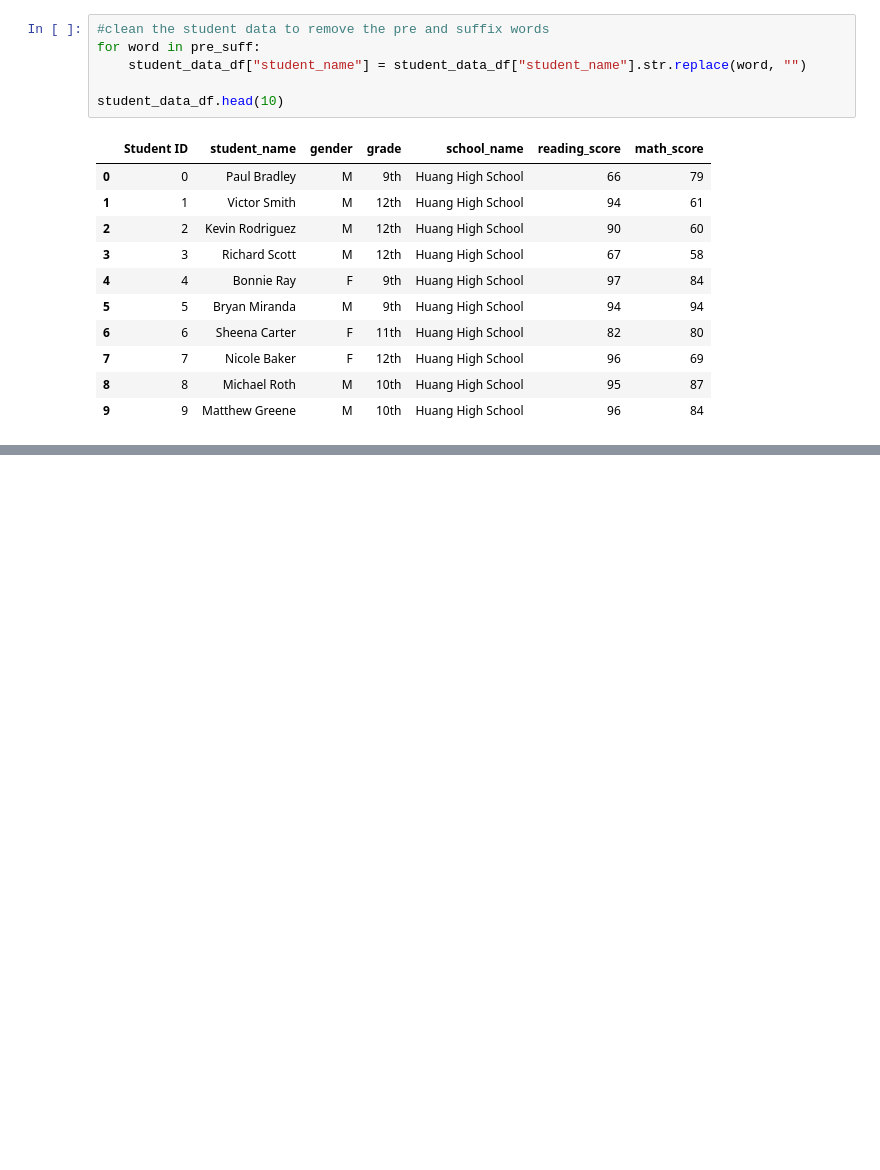
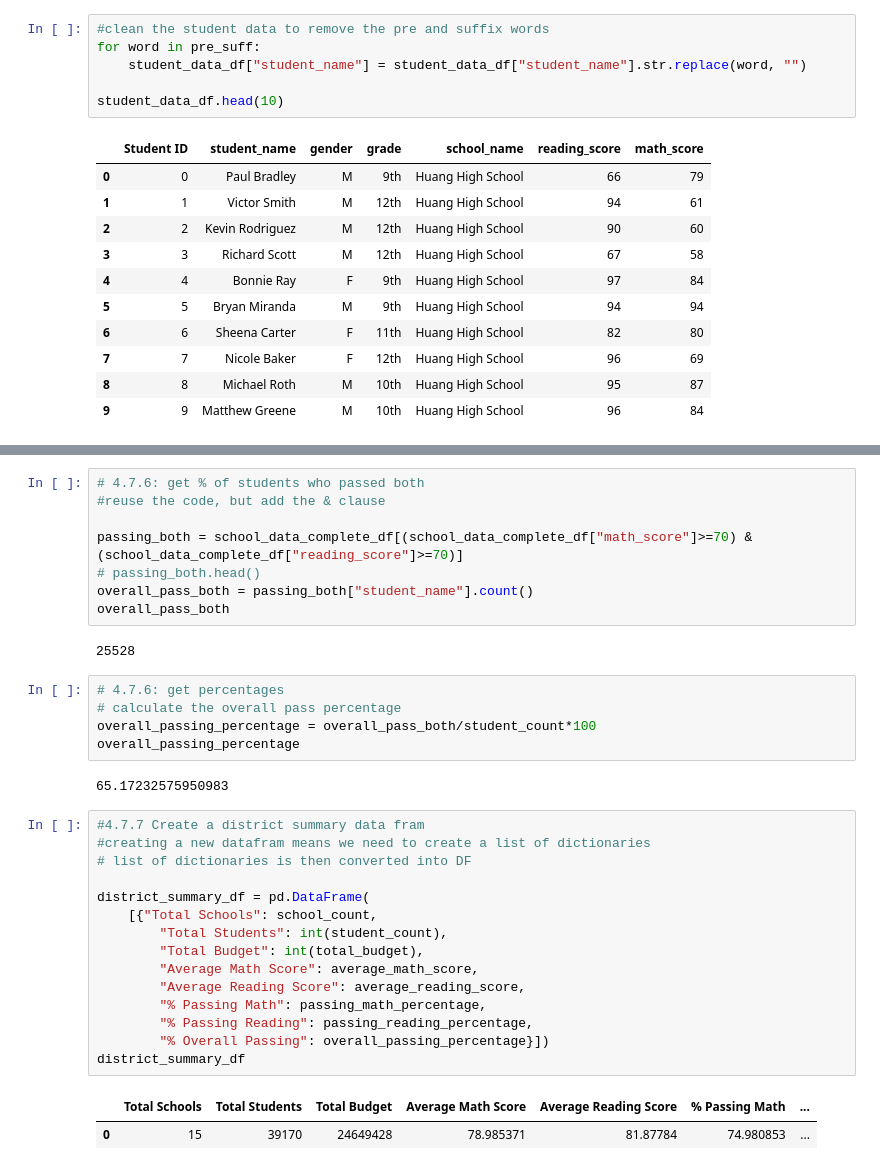
Before and after one commit to julianadvds/School_District_Analysis, a Jupyter notebook: PyCitySchools.ipynb, the cells around one changed output, grey strips where cells are left out. Saved outputs shown, nothing was run; the diff lists cells and outputs as text; blank space fills up the shorter version.

```diff
--- a/PyCitySchools.ipynb
+++ b/PyCitySchools.ipynb
@@ -208,0 +296,35 @@ student_data_df.head(10)
+# %%
+# 4.7.6: get % of students who passed both
+#reuse the code, but add the & clause
+
+passing_both = school_data_complete_df[(school_data_complete_df["math_score"]>=70) & (school_data_complete_df["reading_score"]>=70)]
+# passing_both.head()
+overall_pass_both = passing_both["student_name"].count()
+overall_pass_both
+# %% [output]
+25528
+# %%
+# 4.7.6: get percentages
+# calculate the overall pass percentage
+overall_passing_percentage = overall_pass_both/student_count*100
+overall_passing_percentage
+# %% [output]
+65.17232575950983
+# %%
+#4.7.7 Create a district summary data fram
+#creating a new datafram means we need to create a list of dictionaries
+# list of dictionaries is then converted into DF
+
+district_summary_df = pd.DataFrame(
+    [{"Total Schools": school_count,
+        "Total Students": int(student_count),
+        "Total Budget": int(total_budget),
+        "Average Math Score": average_math_score,
+        "Average Reading Score": average_reading_score,
+        "% Passing Math": passing_math_percentage,
+        "% Passing Reading": passing_reading_percentage,
+        "% Overall Passing": overall_passing_percentage}])
+district_summary_df
+# %% [output]
+|  | Total Schools | Total Students | Total Budget | Average Math Score | Average Reading Score | % Passing Math | ... |
+| 0 | 15 | 39170 | 24649428 | 78.985371 | 81.87784 | 74.980853 | ... |
```
Also changed, not shown: parts of 20 cells of this notebook, 3 other files.
